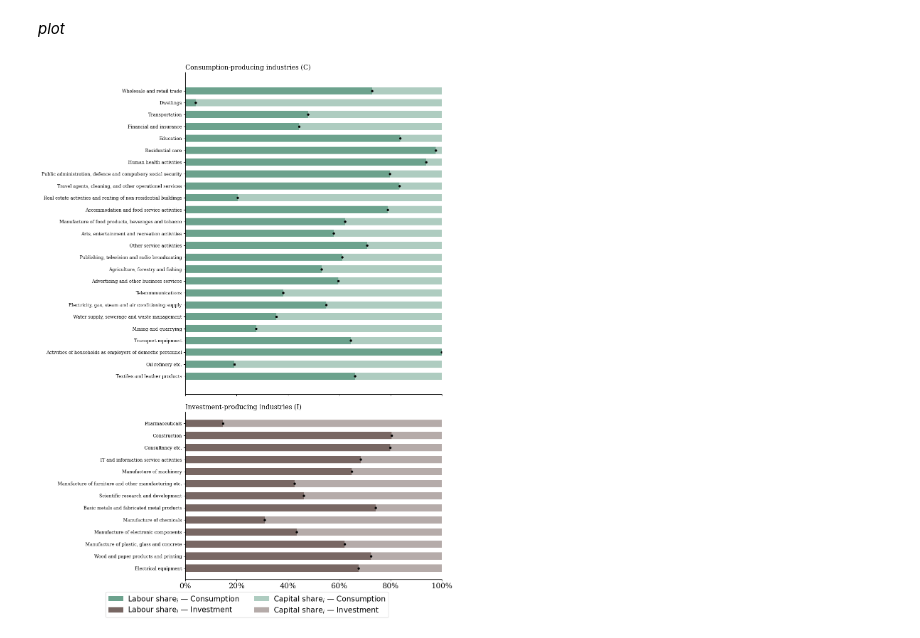
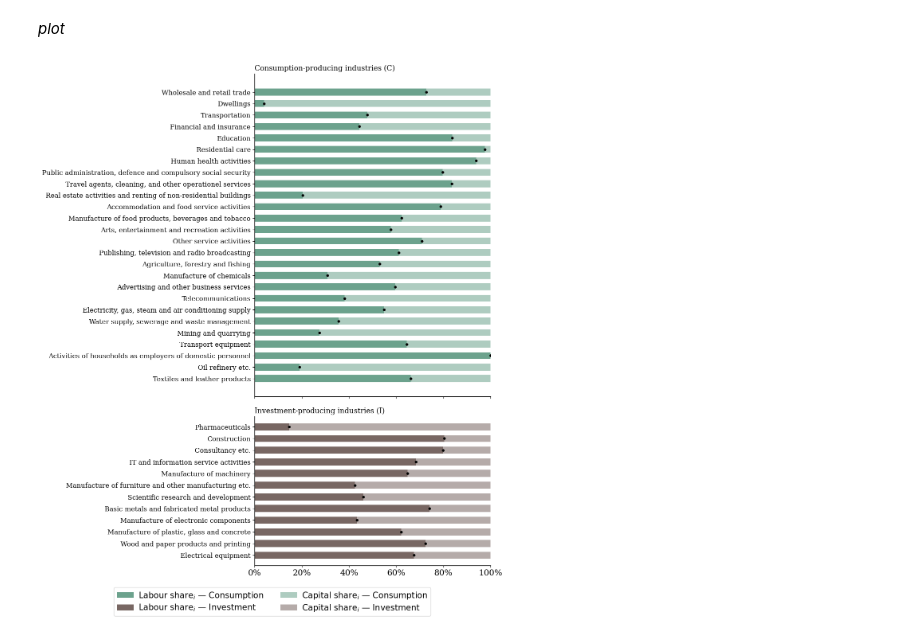
Before and after one commit to cfn368/ba_capinc, a Jupyter notebook: 5_labour_sagg.ipynb, the cells around one changed output. Drawn from its saved outputs; the diff is of its cells as text; code cells hidden in the pictures.

Commit message:
clarifying scope of figures

```diff
--- a/5_labour_sagg.ipynb
+++ b/5_labour_sagg.ipynb
@@ -132,6 +129,14 @@ type   TID      C      I   diff
 *`4. Sanity`*
 
 Check if calculated labour use shares match definitions.
+# %%
+# 1. assign type based on consumption and investment groupings
+df_e_slim['type'] = np.select(
+    [df_e_slim['branche_code'].isin(var_groups.consumption_industries),
+        df_e_slim['branche_code'].isin(var_groups.investment_industries)],
+    ['C', 'I'],
+    default='x'
+)
 # %%
 # 1. LS data
 df_24 = df_e_slim[df_e_slim['TID'].eq(2024)][
@@ -213,7 +218,7 @@ n_cons = len(cons)
 n_inv  = len(inv)
 
 fig, axes = plt.subplots(
-    2, 1, figsize=(12, 16), sharex=True,
+    2, 1, figsize=(12, 14), sharex=True,
     gridspec_kw={"height_ratios": [n_cons, n_inv]}
 )
 
@@ -232,36 +237,37 @@ for ax, block, ttl, lab_color, cap_color in [
 
     ax.scatter(lab, y, s=14, color="k", zorder=3)
 
     ax.set_yticks(y)
-    ax.set_yticklabels(block["BRANCHE"], fontsize=9)
+    ax.set_yticklabels(block["BRANCHE"], fontsize=12)
     ax.set_xlim(0, 100)
     ax.set_xticks(np.arange(0, 101, 20))
     ax.set_xticklabels([f"{v:d}%" for v in range(0, 101, 20)])
 
     for spine in ["top", "right"]:
         ax.spines[spine].set_visible(False)
 
     ax.set_title(ttl, loc="left", fontsize=13)
 
 handles1, labels1 = axes[0].get_legend_handles_labels()
 handles2, labels2 = axes[1].get_legend_handles_labels()
 
 # Take labor+capital from each panel
 combined_handles = [handles1[0], handles2[0], handles1[1], handles2[1]]
 combined_labels  = [
     r"$\text{Labour share}_i     \text{ — Consumption}$",
     r"$\text{Labour share}_i     \text{ — Investment}$",
     r"$\text{Capital share}_i    \text{ — Consumption}$",
     r"$\text{Capital share}_i    \text{ — Investment}$",
 ]
 
 fig.legend(combined_handles, combined_labels, loc="lower center",
-           ncol=2, frameon=True, bbox_to_anchor=(0.5, 0.01))
+           ncol=2, frameon=True, bbox_to_anchor=(0.5, -0.01))
 
 plt.tight_layout(rect=(0, 0.05, 1, 1))
+plt.savefig('0_output/LS_i.png', dpi=200)
 plt.show()
 # %% [output]
-[figure, old version]
+[figure, new version]
 # %%
 # # 1. full category
 # plot_data = weighted_avg.pivot(index='TID', columns='type', values='weighted_labor_share')
```
Also changed, not shown: parts of 4 cells of this notebook, 21 other files.
